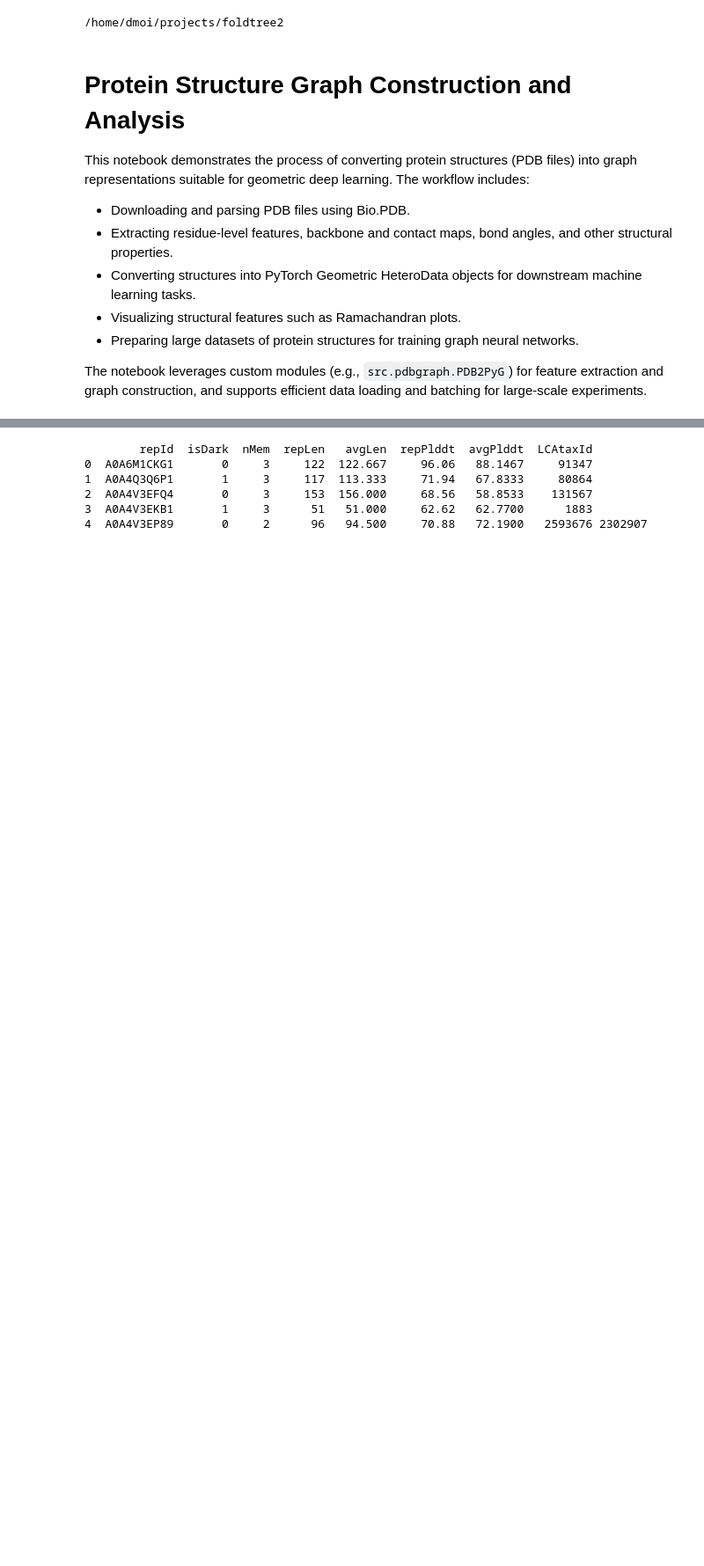
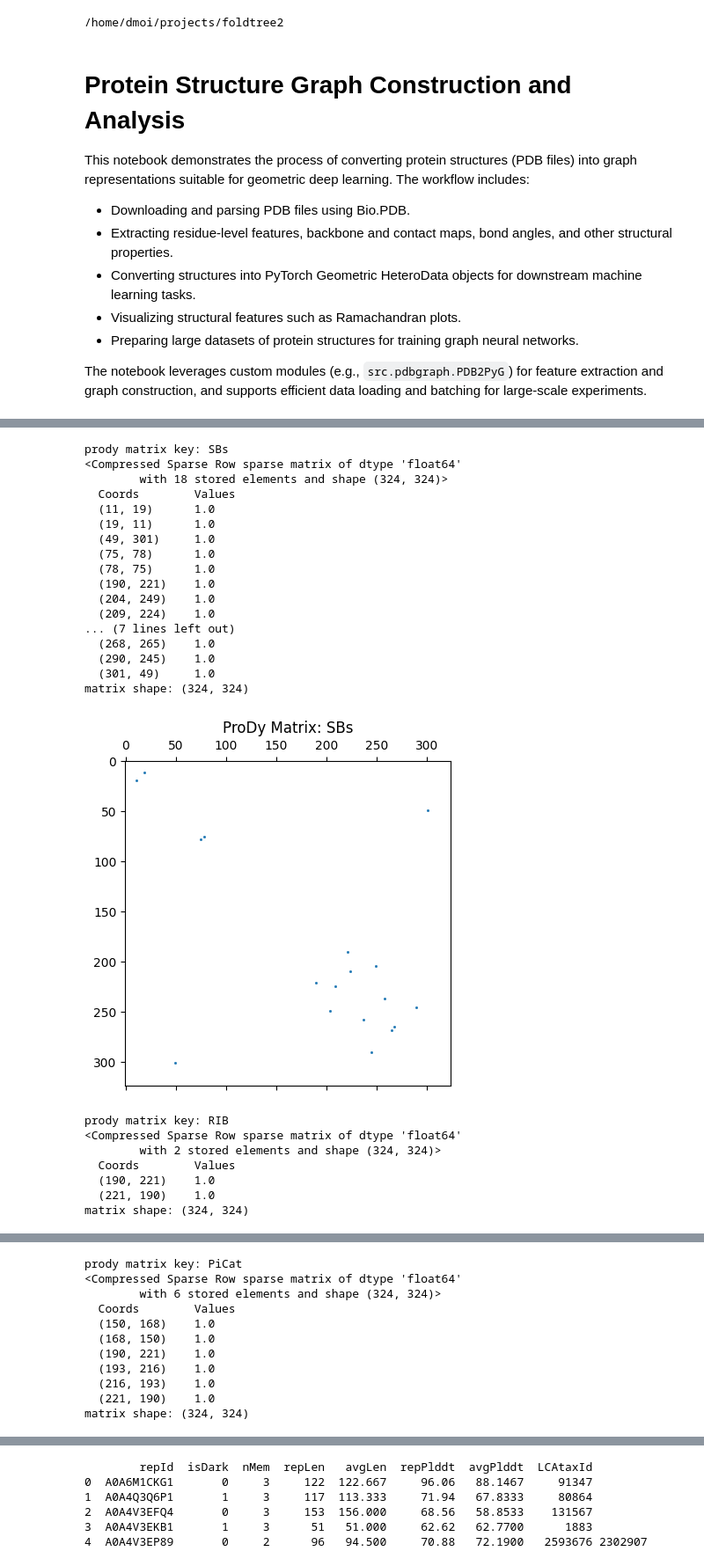
Before and after one commit to DessimozLab/foldtree2, a Jupyter notebook: foldtree2/notebooks/monomer_graph_trainingdata.ipynb, the cells around one changed output, grey strips where cells are left out. Shown at 88% size. Cells and saved outputs as stored; diff of their text form; code cells hidden in the pictures; blank space fills up the shorter version.

```diff
--- a/foldtree2/notebooks/monomer_graph_trainingdata.ipynb
+++ b/foldtree2/notebooks/monomer_graph_trainingdata.ipynb
@@ -111,0 +133,35 @@ df:     single_letter_code  Phi_Angle  Psi_Angle  Omega_Angle     0     1     2
+# %%
+#show prody matrices
+for key in prodymats:
+	print('prody matrix key:', key)
+	print(prodymats[key])
+	print('matrix shape:', prodymats[key].shape)
+	plt.spy(prodymats[key].toarray() , markersize=1)
+	plt.title(f'ProDy Matrix: {key}')
+	plt.show()
+# %% [output]
+prody matrix key: SBs
+<Compressed Sparse Row sparse matrix of dtype 'float64'
+        with 18 stored elements and shape (324, 324)>
+  Coords        Values
+  (11, 19)      1.0
+  (19, 11)      1.0
+  (49, 301)     1.0
+  (75, 78)      1.0
+  (78, 75)      1.0
+  (190, 221)    1.0
+  (204, 249)    1.0
+  (209, 224)    1.0
+... (7 lines left out)
+  (268, 265)    1.0
+  (290, 245)    1.0
+  (301, 49)     1.0
+matrix shape: (324, 324)
+[figure, added]
+prody matrix key: RIB
+<Compressed Sparse Row sparse matrix of dtype 'float64'
+        with 2 stored elements and shape (324, 324)>
+  Coords        Values
+  (190, 221)    1.0
+  (221, 190)    1.0
+matrix shape: (324, 324)
@@ -111,0 +187,11 @@ df:     single_letter_code  Phi_Angle  Psi_Angle  Omega_Angle     0     1     2
+prody matrix key: PiCat
+<Compressed Sparse Row sparse matrix of dtype 'float64'
+        with 6 stored elements and shape (324, 324)>
+  Coords        Values
+  (150, 168)    1.0
+  (168, 150)    1.0
+  (190, 221)    1.0
+  (193, 216)    1.0
+  (216, 193)    1.0
+  (221, 190)    1.0
+matrix shape: (324, 324)
```
Also changed, not shown: parts of 12 cells of this notebook, 7 other files.
